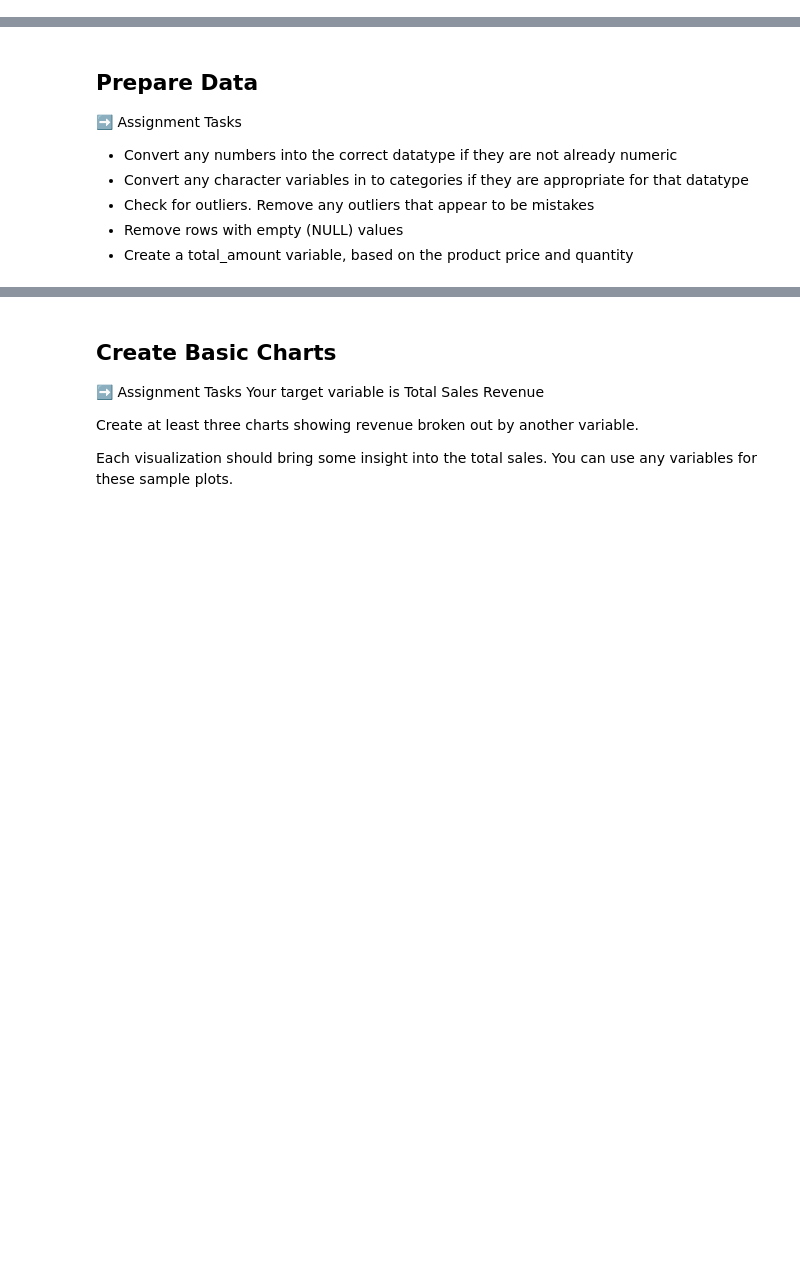
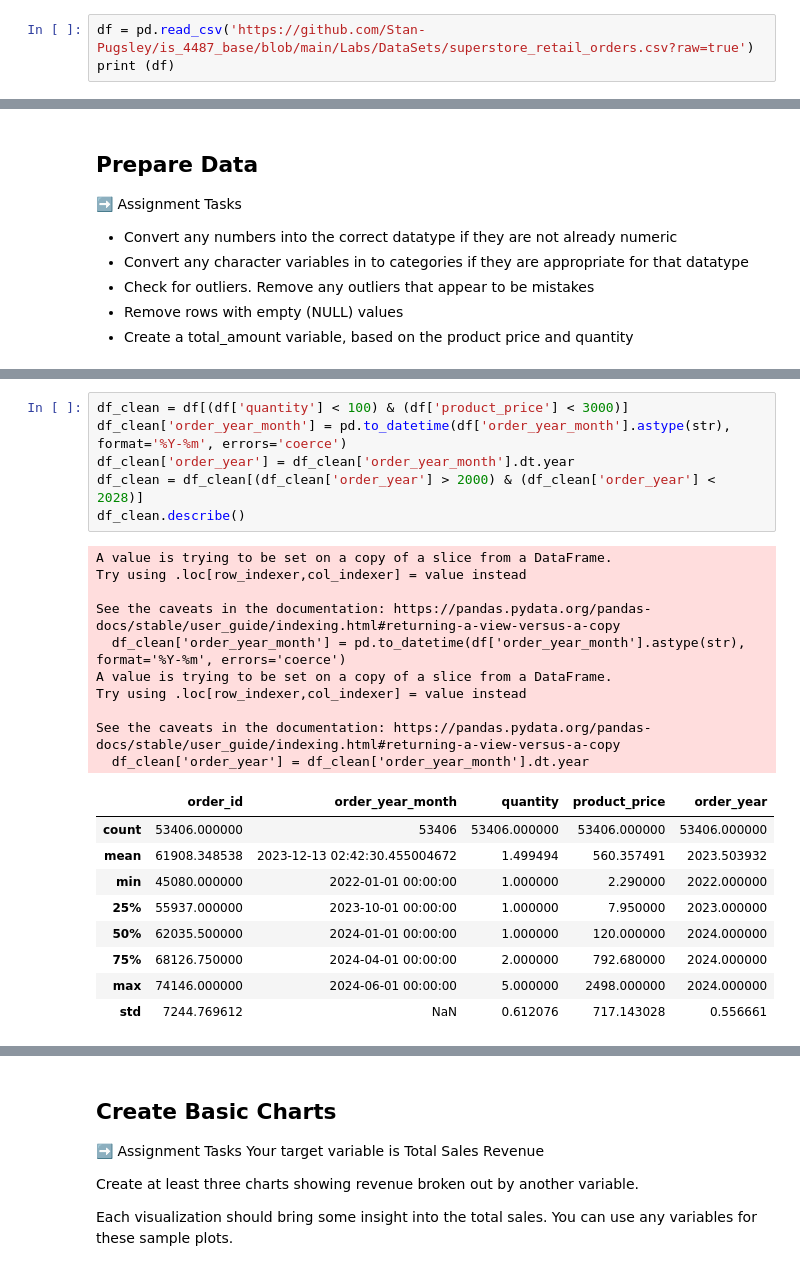
Before and after one commit to makenna-allen/IS-4487, a Jupyter notebook: Labs/Scripts/lab_06_retailer_eda.ipynb, the cells around one changed output, grey strips where cells are left out. Cells and saved outputs as stored; diff of their text form; blank space fills up the shorter version.

```diff
--- a/Labs/Scripts/lab_06_retailer_eda.ipynb
+++ b/Labs/Scripts/lab_06_retailer_eda.ipynb
@@ -43,3 +49,6 @@ PRODUCT VARIABLES:
 - Import data from the SuperStore retail dataset into a dataframe (in GitHub go to Labs > DataSets)
 - Describe or profile the dataframe.
 - If your record count doesn't match the source file, then resolve the issue
+# %%
+df = pd.read_csv('https://github.com/Stan-Pugsley/is_4487_base/blob/main/Labs/DataSets/superstore_retail_orders.csv?raw=true')
+print (df)
@@ -54,0 +106,26 @@ PRODUCT VARIABLES:
+# %%
+df_clean = df[(df['quantity'] < 100) & (df['product_price'] < 3000)]
+df_clean['order_year_month'] = pd.to_datetime(df['order_year_month'].astype(str), format='%Y-%m', errors='coerce')
+df_clean['order_year'] = df_clean['order_year_month'].dt.year
+df_clean = df_clean[(df_clean['order_year'] > 2000) & (df_clean['order_year'] < 2028)]
+df_clean.describe()
+# %% [output]
+A value is trying to be set on a copy of a slice from a DataFrame.
+Try using .loc[row_indexer,col_indexer] = value instead
+
+See the caveats in the documentation: https://pandas.pydata.org/pandas-docs/stable/user_guide/indexing.html#returning-a-view-versus-a-copy
+  df_clean['order_year_month'] = pd.to_datetime(df['order_year_month'].astype(str), format='%Y-%m', errors='coerce')
+A value is trying to be set on a copy of a slice from a DataFrame.
+Try using .loc[row_indexer,col_indexer] = value instead
+
+See the caveats in the documentation: https://pandas.pydata.org/pandas-docs/stable/user_guide/indexing.html#returning-a-view-versus-a-copy
+  df_clean['order_year'] = df_clean['order_year_month'].dt.year
+|  | order_id | order_year_month | quantity | product_price | order_year |
+| count | 53406.000000 | 53406 | 53406.000000 | 53406.000000 | 53406.000000 |
+| mean | 61908.348538 | 2023-12-13 02:42:30.455004672 | 1.499494 | 560.357491 | 2023.503932 |
+| min | 45080.000000 | 2022-01-01 00:00:00 | 1.000000 | 2.290000 | 2022.000000 |
+| 25% | 55937.000000 | 2023-10-01 00:00:00 | 1.000000 | 7.950000 | 2023.000000 |
+| 50% | 62035.500000 | 2024-01-01 00:00:00 | 1.000000 | 120.000000 | 2024.000000 |
+| 75% | 68126.750000 | 2024-04-01 00:00:00 | 2.000000 | 792.680000 | 2024.000000 |
+| max | 74146.000000 | 2024-06-01 00:00:00 | 5.000000 | 2498.000000 | 2024.000000 |
+| std | 7244.769612 | NaN | 0.612076 | 717.143028 | 0.556661 |
```
Also changed, not shown: parts of 10 cells of this notebook.
